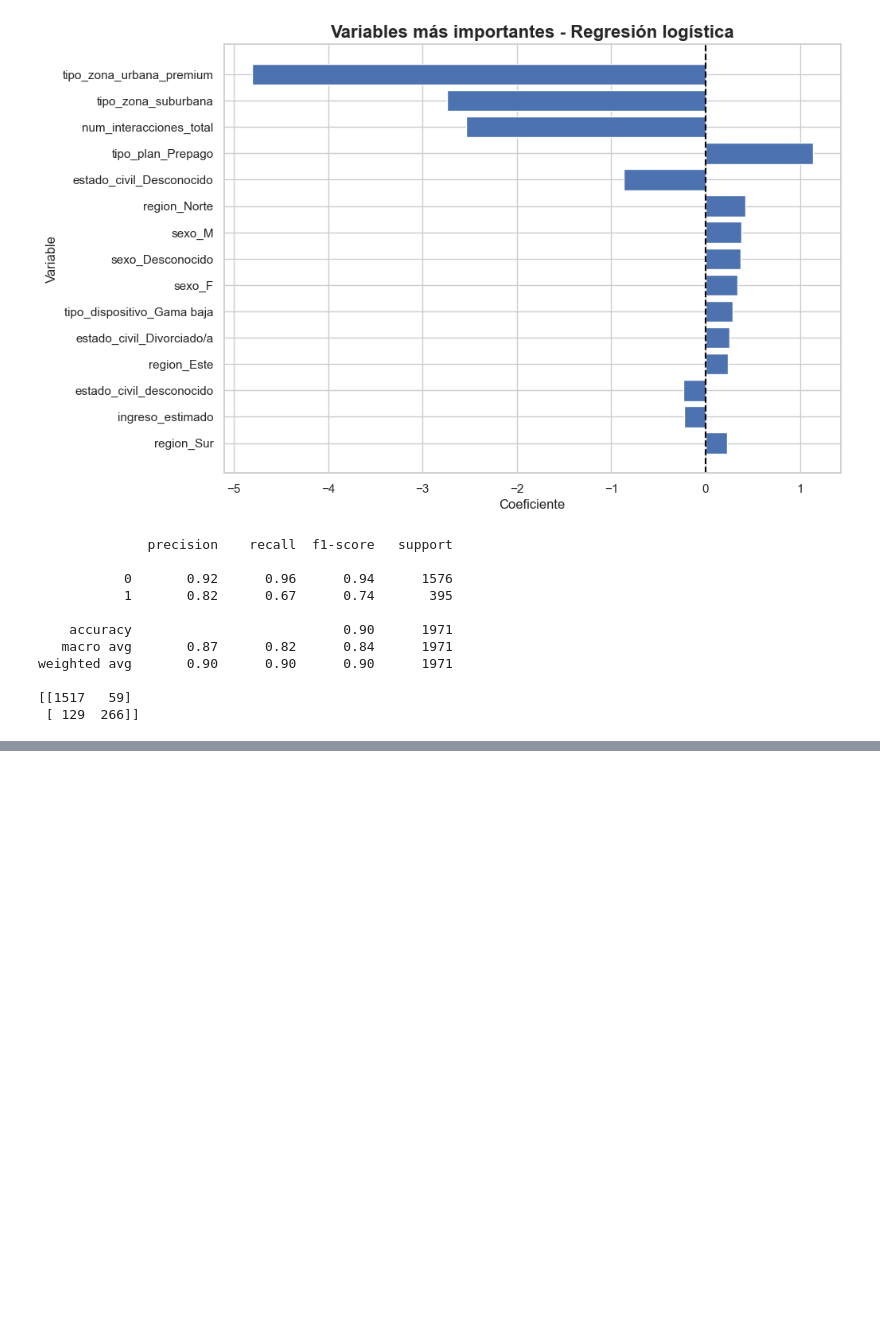
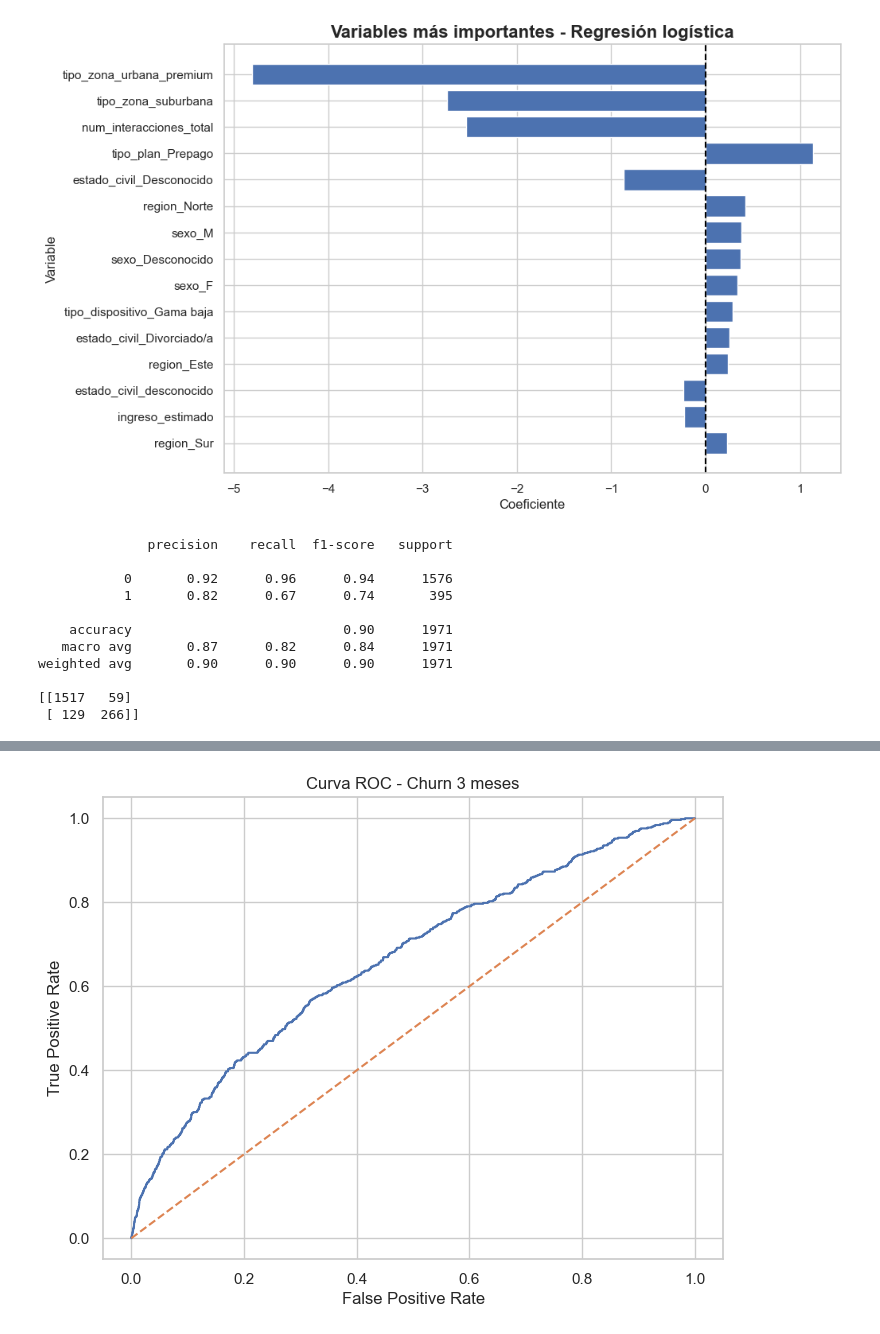
Before and after one commit to ancarmar03-create/UCV-Churn, a Jupyter notebook: notebooks/modelo1.ipynb, the cells around one changed output, grey strips where cells are left out. Cells and saved outputs as stored; diff of their text form; code cells hidden in the pictures; blank space fills up the shorter version.

```diff
--- a/notebooks/modelo1.ipynb
+++ b/notebooks/modelo1.ipynb
@@ -1145,0 +2075,27 @@ weighted avg       0.90      0.90      0.90      1971
+# %%
+from sklearn.compose import ColumnTransformer
+from sklearn.preprocessing import StandardScaler, OneHotEncoder
+
+preprocessing = ColumnTransformer(
+    transformers=[
+        ('num', StandardScaler(), num_cols),
+        ('cat', OneHotEncoder(handle_unknown='ignore'), cat_cols)
+    ]
+)
+# %%
+from sklearn.pipeline import Pipeline
+from sklearn.linear_model import LogisticRegression
+
+pipeline = Pipeline([
+    ('preprocessing', preprocessing),
+    (
+        'modelo',
+        LogisticRegression(
+            max_iter=5000,
+            class_weight='balanced',
+            random_state=42
+        )
+    )
+])
+# %%
+pipeline.fit(X_train, y_train)
@@ -1145,0 +2120,4 @@ weighted avg       0.90      0.90      0.90      1971
+# %%
+y_pred = pipeline.predict(X_test)
+
+y_prob = pipeline.predict_proba(X_test)[:,1]
@@ -1145,0 +2148,14 @@ weighted avg       0.90      0.90      0.90      1971
+# %%
+from sklearn.metrics import roc_curve
+fpr, tpr, _ = roc_curve(y_test, y_prob)
+
+plt.figure(figsize=(8,6))
+plt.plot(fpr, tpr)
+plt.plot([0,1],[0,1],'--')
+plt.xlabel("False Positive Rate")
+plt.ylabel("True Positive Rate")
+plt.title("Curva ROC - Churn 3 meses")
+plt.grid(True)
+plt.show()
+# %% [output]
+[figure, added]
```
Also changed, not shown: parts of 80 cells of this notebook.
